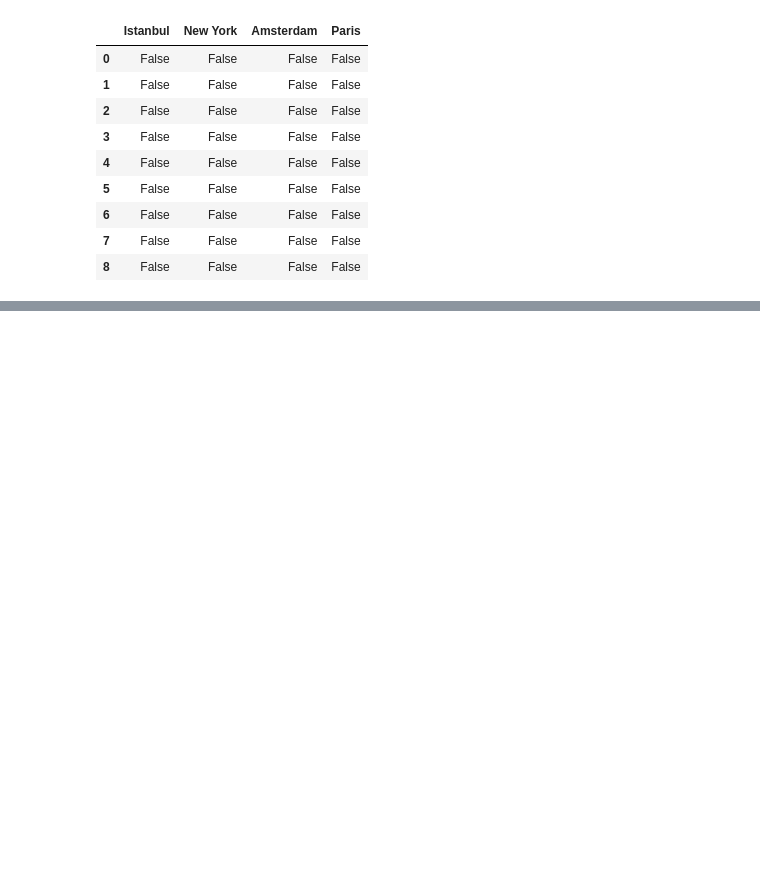
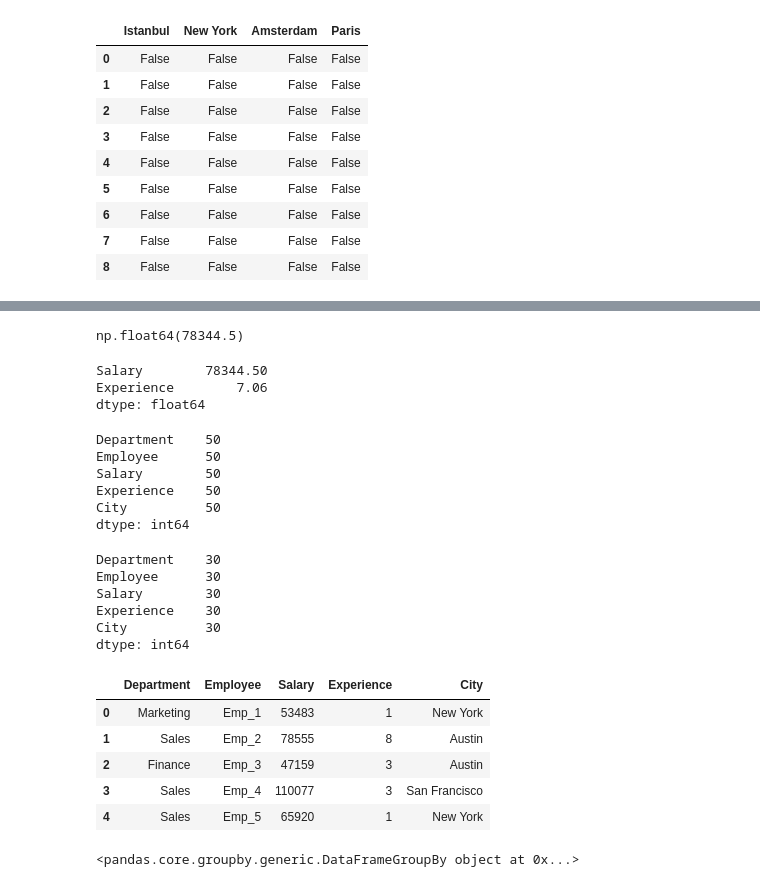
Before and after one commit to BatuhanErTo/IntroToML_Course_Samples, a Jupyter notebook: IntroDataScience/Pandas/DataFrameOperations.ipynb, the cells around one changed output, grey strips where cells are left out. Cells and saved outputs as stored; diff of their text form; code cells hidden in the pictures; blank space fills up the shorter version.

Commit message:
Into to Pandas section finished

```diff
--- a/IntroDataScience/Pandas/DataFrameOperations.ipynb
+++ b/IntroDataScience/Pandas/DataFrameOperations.ipynb
@@ -70,0 +109,41 @@ weather_df.isna()
+# %%
+df["Salary"].mean()
+# %% [output]
+np.float64(78344.5)
+# %%
+df[["Salary","Experience"]].mean()
+# %% [output]
+Salary        78344.50
+Experience        7.06
+dtype: float64
+# %%
+df.count()
+# %% [output]
+Department    50
+Employee      50
+Salary        50
+Experience    50
+City          50
+dtype: int64
+# %%
+df[df["Experience"] > 6].count()
+# %% [output]
+Department    30
+Employee      30
+Salary        30
+Experience    30
+City          30
+dtype: int64
+# %%
+df.head()
+# %% [output]
+|  | Department | Employee | Salary | Experience | City |
+| 0 | Marketing | Emp_1 | 53483 | 1 | New York |
+| 1 | Sales | Emp_2 | 78555 | 8 | Austin |
+| 2 | Finance | Emp_3 | 47159 | 3 | Austin |
+| 3 | Sales | Emp_4 | 110077 | 3 | San Francisco |
+| 4 | Sales | Emp_5 | 65920 | 1 | New York |
+# %%
+df.groupby("Department")
+# %% [output]
+<pandas.core.groupby.generic.DataFrameGroupBy object at 0x...>
```
Also changed, not shown: parts of 9 cells of this notebook, 7 other files.
